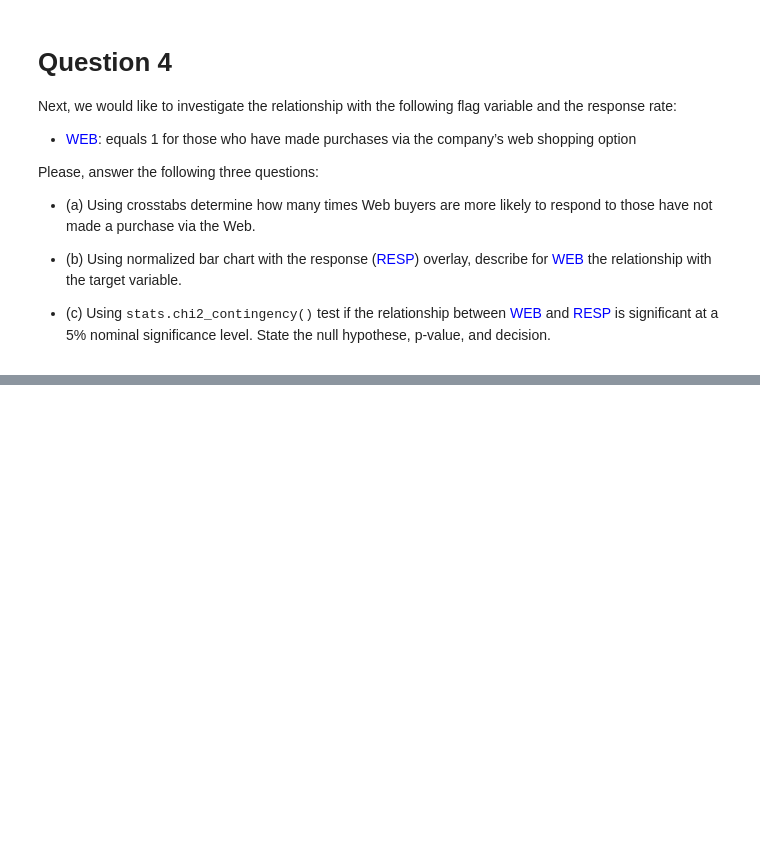
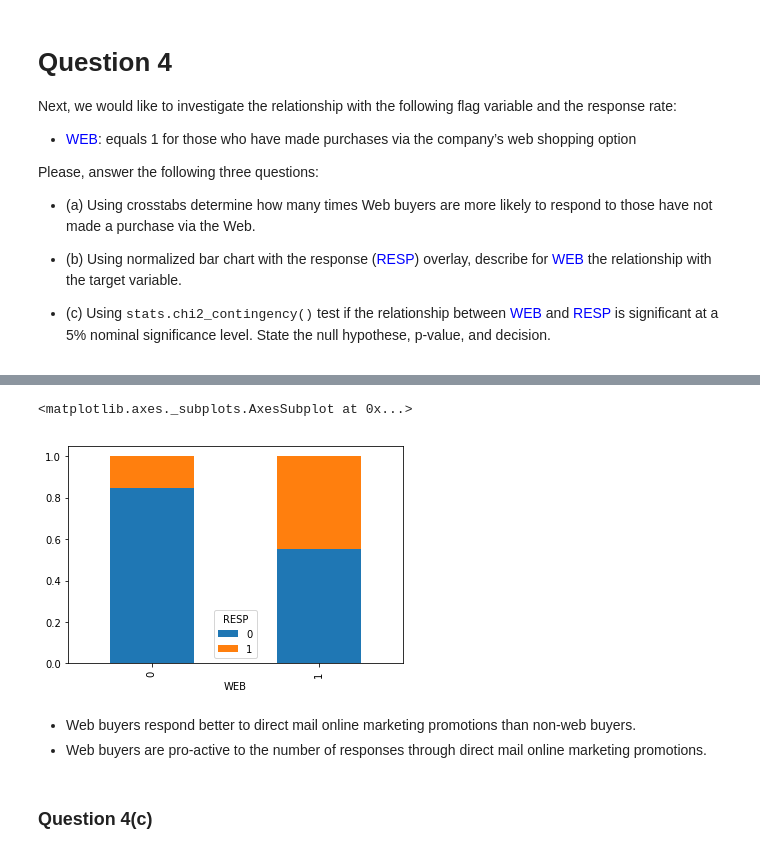
Before and after one commit to narendraparigi1987/datastewardship, a Jupyter notebook: assignment2/Assignment2.ipynb, the cells around one changed output, grey strips where cells are left out. Saved outputs shown, nothing was run; the diff lists cells and outputs as text; code cells hidden in the pictures; blank space fills up the shorter version.

```diff
--- a/assignment2/Assignment2.ipynb
+++ b/assignment2/Assignment2.ipynb
@@ -251,0 +271,11 @@ Please, answer the following three questions:
+# %%
+df_crosstab_norm = df_crosstab.div(df_crosstab.sum(1), axis=0)
+df_crosstab_norm.plot(kind='bar', stacked=True)
+# %% [output]
+<matplotlib.axes._subplots.AxesSubplot at 0x...>
+[figure, added]
+# %% [markdown]
+- Web buyers respond better to direct mail online marketing promotions than non-web buyers.
+- Web buyers are pro-active to the number of responses through direct mail online marketing promotions.
+# %% [markdown]
+### Question 4(c)
```
Also changed, not shown: parts of 5 cells of this notebook.
